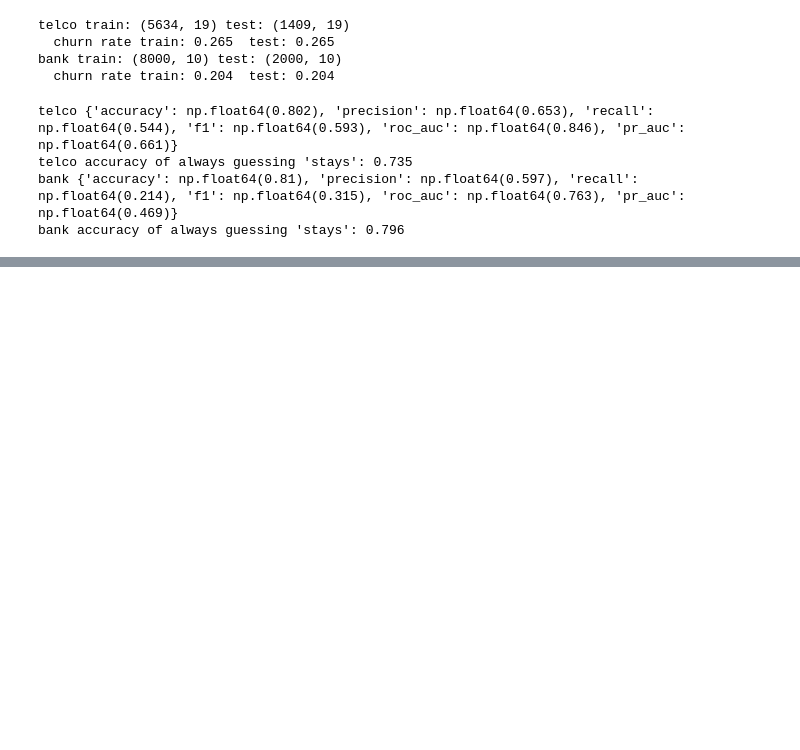
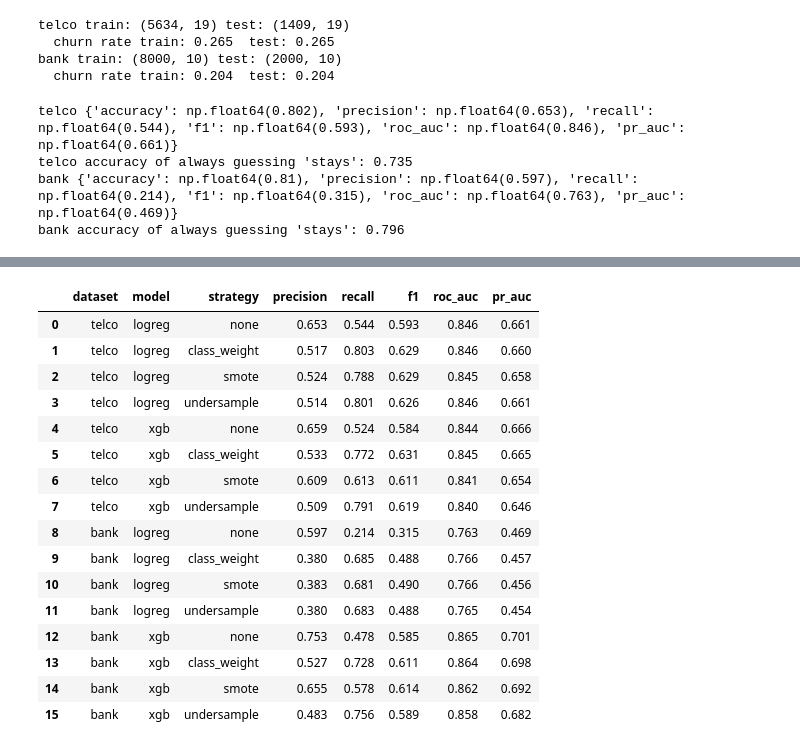
Before and after one commit to sakethasakhamuri/churn-project, a Jupyter notebook: notebooks/03_modelling.ipynb, the cells around one changed output, grey strips where cells are left out. Cells and saved outputs as stored; diff of their text form; code cells hidden in the pictures; blank space fills up the shorter version.

```diff
--- a/notebooks/03_modelling.ipynb
+++ b/notebooks/03_modelling.ipynb
@@ -57,0 +50,33 @@ pd.DataFrame(results).to_csv("../results/model_comparison_baseline.csv", index=F
+# %%
+from src.models import make_balanced
+
+rows = []
+for name in ["telco", "bank"]:
+    X_train, X_test, y_train, y_test = split_data(load_dataset(name))
+    for kind in ["logreg", "xgb"]:
+        for strategy in ["none", "class_weight", "smote", "undersample"]:
+            model = make_balanced(kind, X_train, y_train, strategy)
+            rows.append({"dataset": name, "model": kind, "strategy": strategy,
+                         **cv_report(model, X_train, y_train)})
+
+imb = pd.DataFrame(rows)
+imb.to_csv("../results/imbalance_comparison.csv", index=False)
+imb
+# %% [output]
+|  | dataset | model | strategy | precision | recall | f1 | roc_auc | pr_auc |
+| 0 | telco | logreg | none | 0.653 | 0.544 | 0.593 | 0.846 | 0.661 |
+| 1 | telco | logreg | class_weight | 0.517 | 0.803 | 0.629 | 0.846 | 0.660 |
+| 2 | telco | logreg | smote | 0.524 | 0.788 | 0.629 | 0.845 | 0.658 |
+| 3 | telco | logreg | undersample | 0.514 | 0.801 | 0.626 | 0.846 | 0.661 |
+| 4 | telco | xgb | none | 0.659 | 0.524 | 0.584 | 0.844 | 0.666 |
+| 5 | telco | xgb | class_weight | 0.533 | 0.772 | 0.631 | 0.845 | 0.665 |
+| 6 | telco | xgb | smote | 0.609 | 0.613 | 0.611 | 0.841 | 0.654 |
+| 7 | telco | xgb | undersample | 0.509 | 0.791 | 0.619 | 0.840 | 0.646 |
+| 8 | bank | logreg | none | 0.597 | 0.214 | 0.315 | 0.763 | 0.469 |
+| 9 | bank | logreg | class_weight | 0.380 | 0.685 | 0.488 | 0.766 | 0.457 |
+| 10 | bank | logreg | smote | 0.383 | 0.681 | 0.490 | 0.766 | 0.456 |
+| 11 | bank | logreg | undersample | 0.380 | 0.683 | 0.488 | 0.765 | 0.454 |
+| 12 | bank | xgb | none | 0.753 | 0.478 | 0.585 | 0.865 | 0.701 |
+| 13 | bank | xgb | class_weight | 0.527 | 0.728 | 0.611 | 0.864 | 0.698 |
+| 14 | bank | xgb | smote | 0.655 | 0.578 | 0.614 | 0.862 | 0.692 |
+| 15 | bank | xgb | undersample | 0.483 | 0.756 | 0.589 | 0.858 | 0.682 |
```
Also changed, not shown: parts of 5 cells of this notebook, 11 other files.
